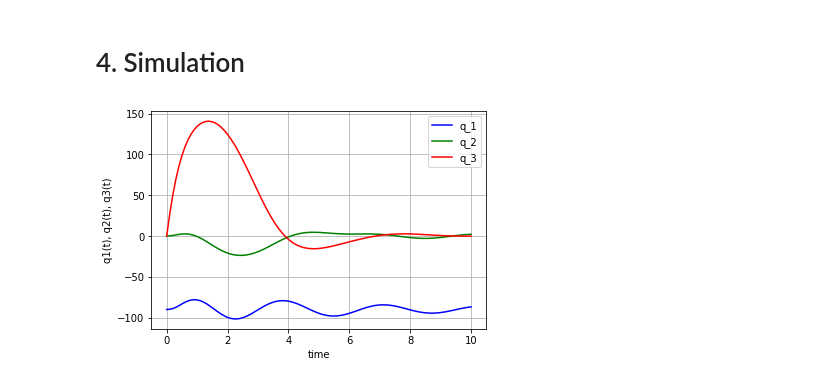
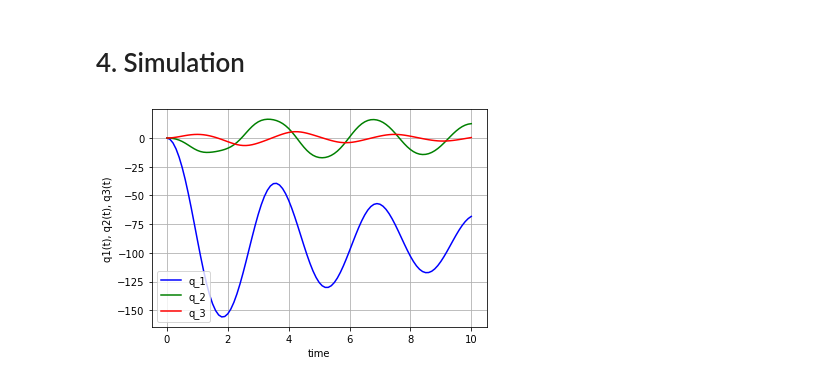
Before and after one commit to StefanKauf/RoCtr, a Jupyter notebook: Projekt_3R/Projekt_3R.ipynb, the cells around one changed output. Drawn from its saved outputs; the diff is of its cells as text; code cells hidden in the pictures.

```diff
--- a/Projekt_3R/Projekt_3R.ipynb
+++ b/Projekt_3R/Projekt_3R.ipynb
@@ -60,0 +93,19 @@ M
+# %%
+'''Inverse Kinematik'''
+T0e_ = T0e[1:4,0:3]
+T03sub_ = T03sub[1:4,0:3]
+
+
+#x,y,Theta = sym.symbols("x y Theta")
+x,y, Theta = 1, 1, 0
+
+
+X = sym.Matrix([x,y,Theta])
+
+#T0e[1:4,1:4].inv()*X
+
+display(T0e_)
+display(T03sub_)
+#solution_set = sym.solve(T03sub_*X, q1,q2,q3, set = True)   # Berechnung dauert sehr lange, mitunter gibt es auch keine Lösung
+
+#print(solution_set)  # Ausgabe
@@ -75,10 +117,3 @@ X   # Ausgabe
-# %%
-'''Inverse Kinematik'''
-x,y = 1, 1
-
-X = [x,y,0]
-
-q = T0e.inv()*X
 # %%
 import Animation as anim
 import numpy as np
@@ -88,7 +123,7 @@ from Model import model_nlin_ext
 #from Vorsteuerung import *
 
 
-x0=[-np.pi/2,0,np.pi/2,  0,0,0]       # x0 = [q1,q2,q3,qd1,qd2,qd3]
+x0=[-np.pi/2*0,0,0,  0,0,0]       # x0 = [q1,q2,q3,qd1,qd2,qd3]
 
 # define the discretization points
 t_start = 0
@@ -105,32 +140,32 @@ class Controller:
     self.ctr = 'nix'
     self.u  = u
     self.t  = t
 
 u=[0,0,0]
 
 controller = Controller(u,t_sim)
 
 #Wrapper für rechte Seite der Differentialgleichung
 rhs=lambda t,x:model_nlin_ext(t,x,controller)
 
 solOde = solve_ivp(rhs,                  #zu simulierendes Modell
                     [t_start,t_stop],    #Zeitspanne für Simulation
                     x0,                  #Anfangszustand
                     t_eval=t_sim,        #Auswertungszeitpunkte
                     atol=1e-9,rtol=1e-6  #Toleranzen
                     )
 
 
 plt.plot(solOde.t, solOde.y[0]*180/np.pi, 'b', label='q_1')
 plt.plot(solOde.t, solOde.y[1]*180/np.pi, 'g', label='q_2')
 plt.plot(solOde.t, solOde.y[2]*180/np.pi, 'r', label='q_3')
 plt.legend(loc='best')
 plt.xlabel('time')
 plt.ylabel('q1(t), q2(t), q3(t)')
 plt.grid()
 plt.show()
 
 anim.plot(solOde.y[0],solOde.y[1],solOde.y[2],dt)
 # %% [output]
-[figure, old version]
+[figure, new version]
 [interactive output not drawn]
```
Also changed, not shown: parts of 9 cells of this notebook, 1 other file.
